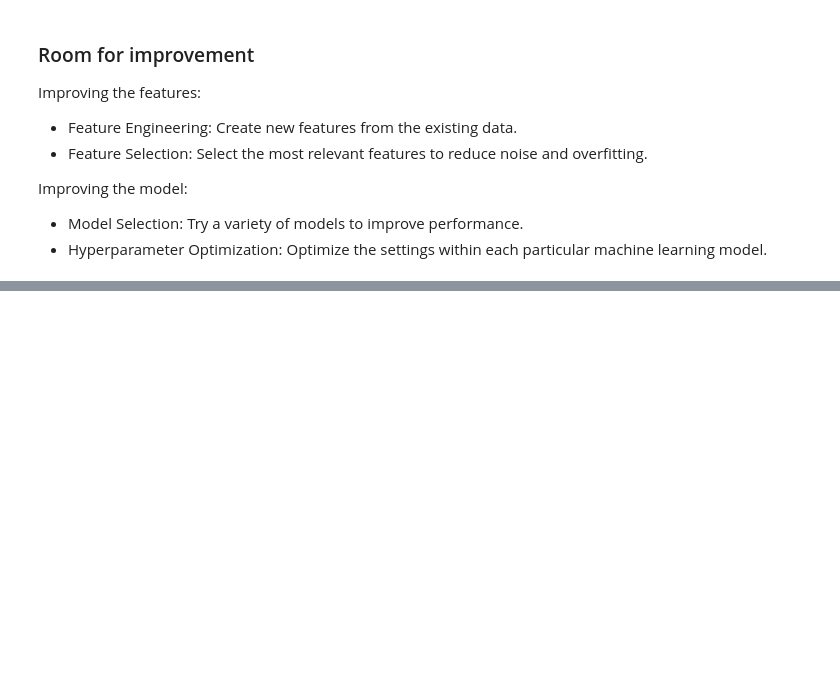
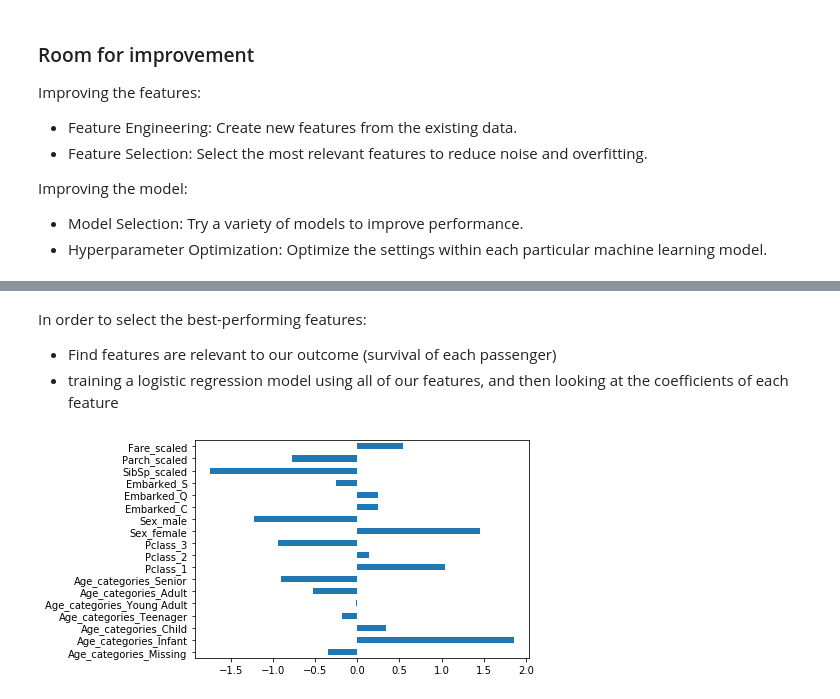
Before and after one commit to Ajitm27/Titanic_Machine_Learning_form_disaster, a Jupyter notebook: Titanic_Machine Learning from Disaster.ipynb, the cells around one changed output, grey strips where cells are left out. Saved outputs shown, nothing was run; the diff lists cells and outputs as text; code cells hidden in the pictures; blank space fills up the shorter version.

```diff
--- a/Titanic_Machine Learning from Disaster.ipynb
+++ b/Titanic_Machine Learning from Disaster.ipynb
@@ -251,0 +287,44 @@ Improving the model:
+# %%
+#Using the preprocessing.minmax_scale() function will allows us to rescale our data:
+
+from sklearn.preprocessing import minmax_scale
+columns = ["SibSp","Parch","Fare"]
+
+for col in columns:
+    train[col + '_scaled'] = minmax_scale(train[col])
+    holdout[col + '_scaled'] = minmax_scale(holdout[col])
+
+# Impute missing values
+
+holdout['Fare'] = holdout['Fare'].fillna(train['Fare'].mean())
+
+train['Embarked'] = train['Embarked'].fillna('S')
+holdout['Embarked'] = holdout['Embarked'].fillna('S')
+
+# Create dummines for Embarked
+
+train = create_dummies(train, 'Embarked')
+holdout = create_dummies(holdout, 'Embarked')
+# %% [markdown]
+In order to select the best-performing features:
+
+ - Find features are relevant to our outcome (survival of each passenger)
+ - training a logistic regression model using all of our features, and then looking at the coefficients of each feature
+# %%
+columns = ['Age_categories_Missing', 'Age_categories_Infant',
+       'Age_categories_Child', 'Age_categories_Teenager',
+       'Age_categories_Young Adult', 'Age_categories_Adult',
+       'Age_categories_Senior', 'Pclass_1', 'Pclass_2', 'Pclass_3',
+       'Sex_female', 'Sex_male', 'Embarked_C', 'Embarked_Q', 'Embarked_S',
+       'SibSp_scaled', 'Parch_scaled', 'Fare_scaled']
+
+lr = LogisticRegression()
+lr.fit(train[columns], train['Survived'])
+
+coefficients = lr.coef_
+
+feature_importance = pd.Series(coefficients[0], index=train[columns].columns)
+feature_importance.plot.barh()
+plt.show()
+# %% [output]
+[figure, added]
```
Also changed, not shown: parts of 27 cells of this notebook.
